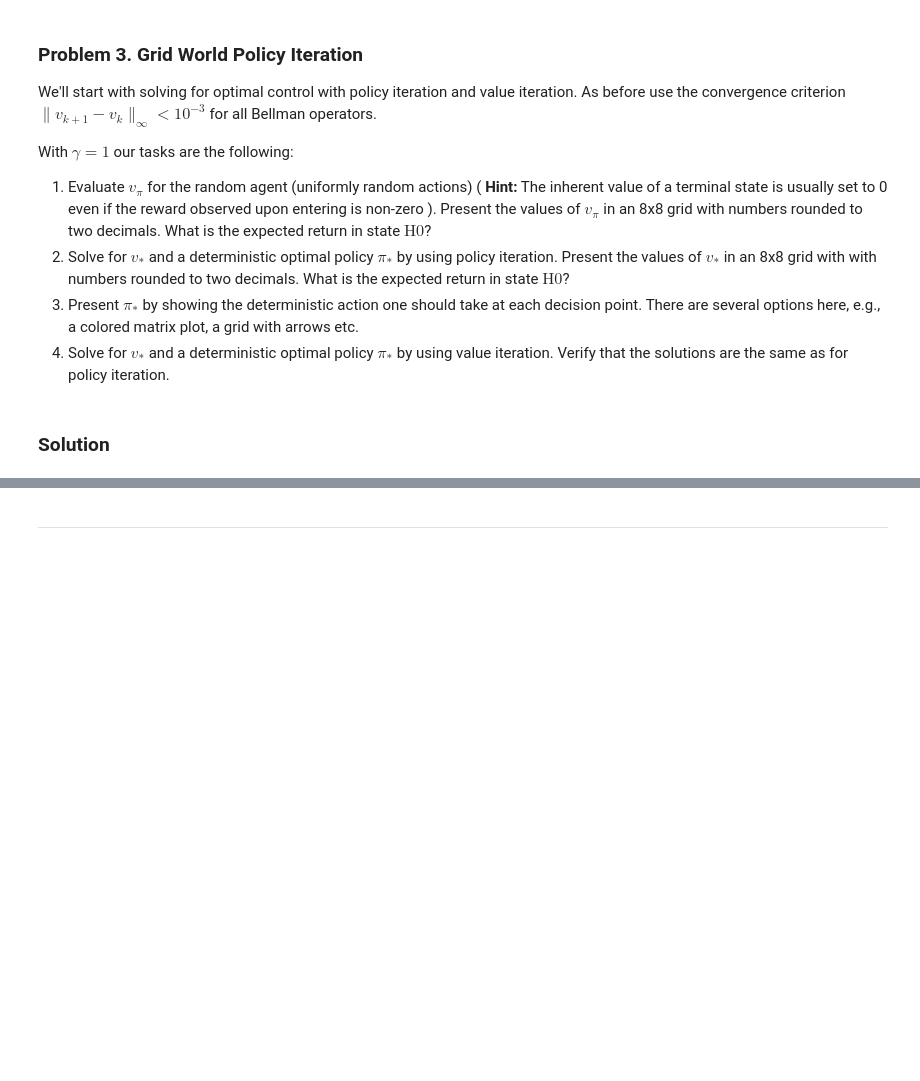
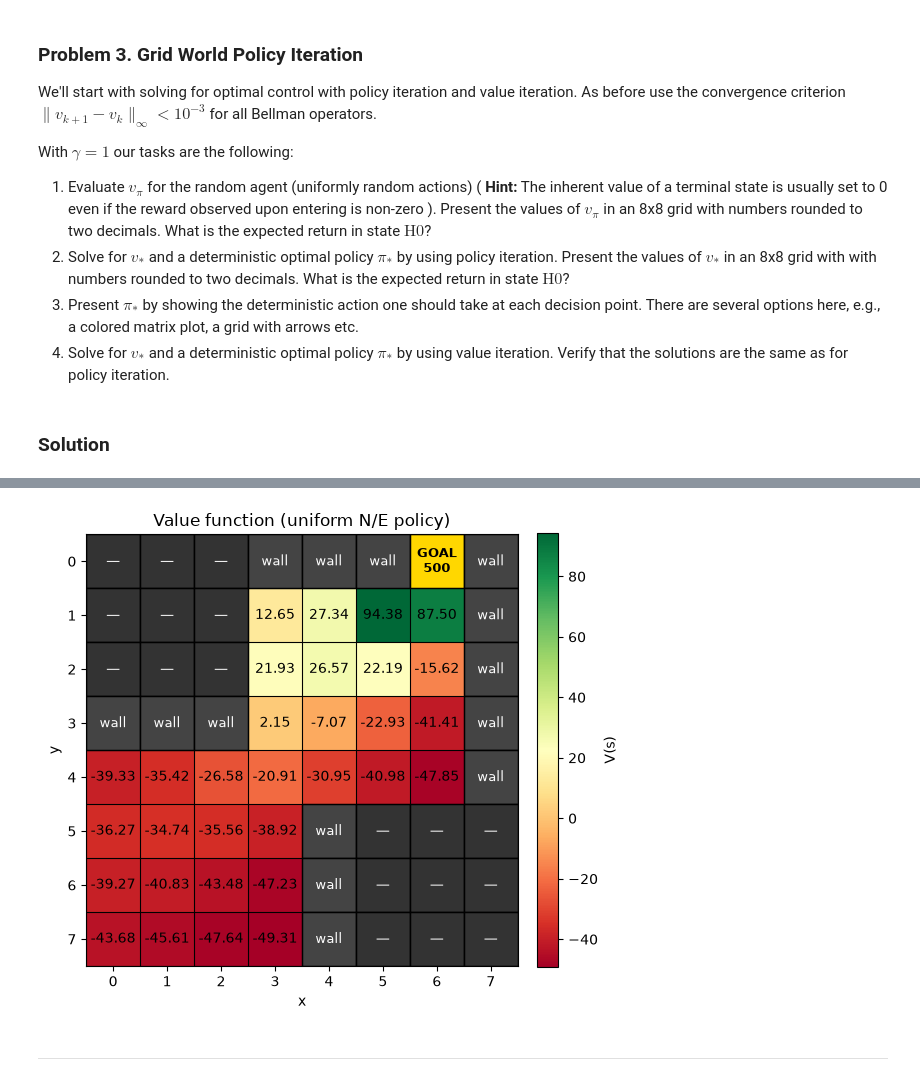
Before and after one commit to kallefrisk/Schoolwork, a Jupyter notebook: Python/ReinforcementLearning/4ma903_lab2.ipynb, the cells around one changed output, grey strips where cells are left out. Drawn from its saved outputs; the diff is of its cells as text; code cells hidden in the pictures; blank space fills up the shorter version.

Commit message:
Finished task 1 problem 3

```diff
--- a/Python/ReinforcementLearning/4ma903_lab2.ipynb
+++ b/Python/ReinforcementLearning/4ma903_lab2.ipynb
@@ -602,3 +640,26 @@ print(np.round(value_grid, 2))
+# %%
+# Task 1
+
+# North, East, NoOp
+uniform_policy = np.array([0.5, 0.5])
+
+# Probabilities
+P = np.array([[0.5, 0.4, 0.1],
+              [0.4, 0.6, 0.0]])
+
+moves = np.array([[[0, -1], [1, -1], [1, 0]],
+                  [[1, 0], [2, 0], [1, 0]]])
+
+gamma = 1
+
+grid = init_grid()
+value_grid = grid.copy()
+
+_, value_grid = cell_value_function(uniform_policy, P, value_grid, moves, gamma, 0, 7)
+
+plot_value_grid(value_grid, grid, title="Value function (uniform N/E policy)", annot_fmt="{:.2f}")
+# %% [output]
+[figure, added]
 # %% [markdown]
 ___
 # %% [markdown]
```
Also changed, not shown: parts of 1 cell of this notebook.
